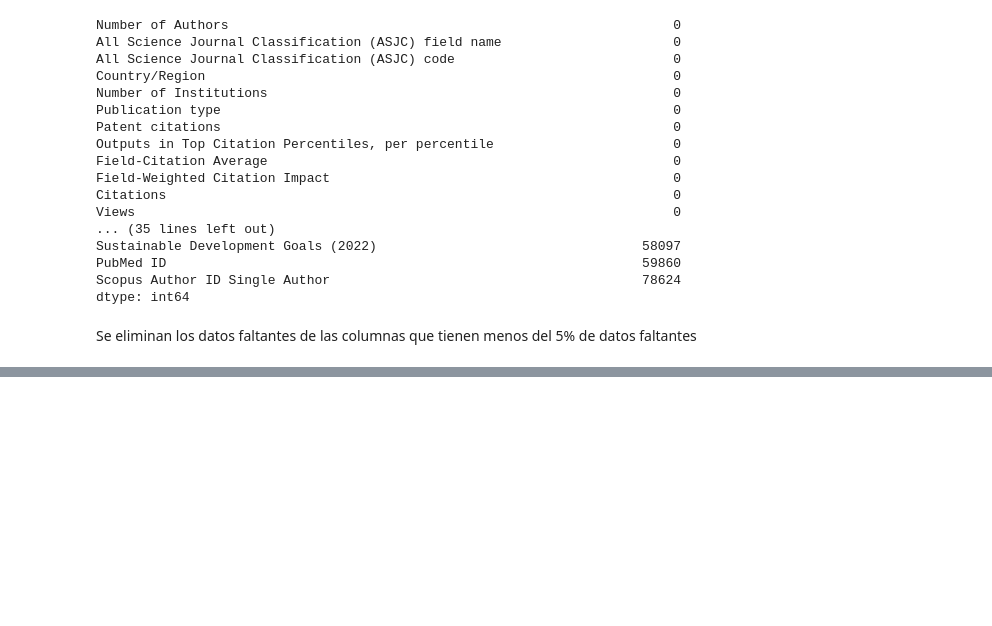
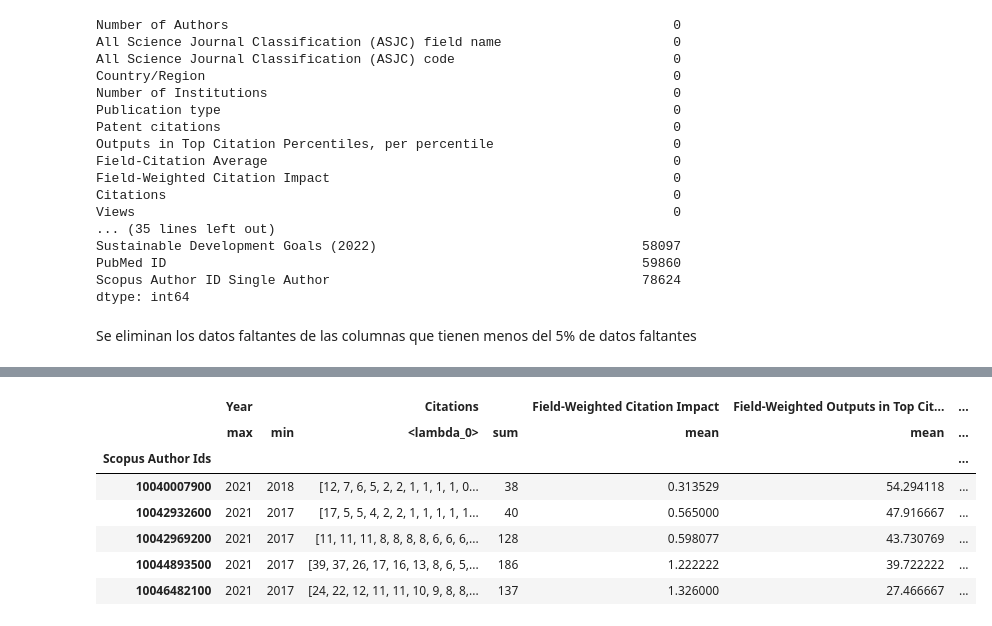
Before and after one commit to ElizabethAndriano/RisingStars, a Jupyter notebook: reto.ipynb, the cells around one changed output, grey strips where cells are left out. Cells and saved outputs as stored; diff of their text form; code cells hidden in the pictures; blank space fills up the shorter version.

```diff
--- a/reto.ipynb
+++ b/reto.ipynb
@@ -122,0 +235,12 @@ dtype: int64
+# %%
+# revisar que el h-index si aparezca bien calculado
+pub3[pub3['Publications']['sum']> 10].head()
+# %% [output]
+|  | Year |  | Citations |  | Field-Weighted Citation Impact | Field-Weighted Outputs in Top Cit... | ... |
+|  | max | min | <lambda_0> | sum | mean | mean | ... |
+| Scopus Author Ids |  |  |  |  |  |  | ... |
+| 10040007900 | 2021 | 2018 | [12, 7, 6, 5, 2, 2, 1, 1, 1, 1, 0... | 38 | 0.313529 | 54.294118 | ... |
+| 10042932600 | 2021 | 2017 | [17, 5, 5, 4, 2, 2, 1, 1, 1, 1, 1... | 40 | 0.565000 | 47.916667 | ... |
+| 10042969200 | 2021 | 2017 | [11, 11, 11, 8, 8, 8, 8, 6, 6, 6,... | 128 | 0.598077 | 43.730769 | ... |
+| 10044893500 | 2021 | 2017 | [39, 37, 26, 17, 16, 13, 8, 6, 5,... | 186 | 1.222222 | 39.722222 | ... |
+| 10046482100 | 2021 | 2017 | [24, 22, 12, 11, 11, 10, 9, 8, 8,... | 137 | 1.326000 | 27.466667 | ... |
```
Also changed, not shown: parts of 35 cells of this notebook, 2 other files.
